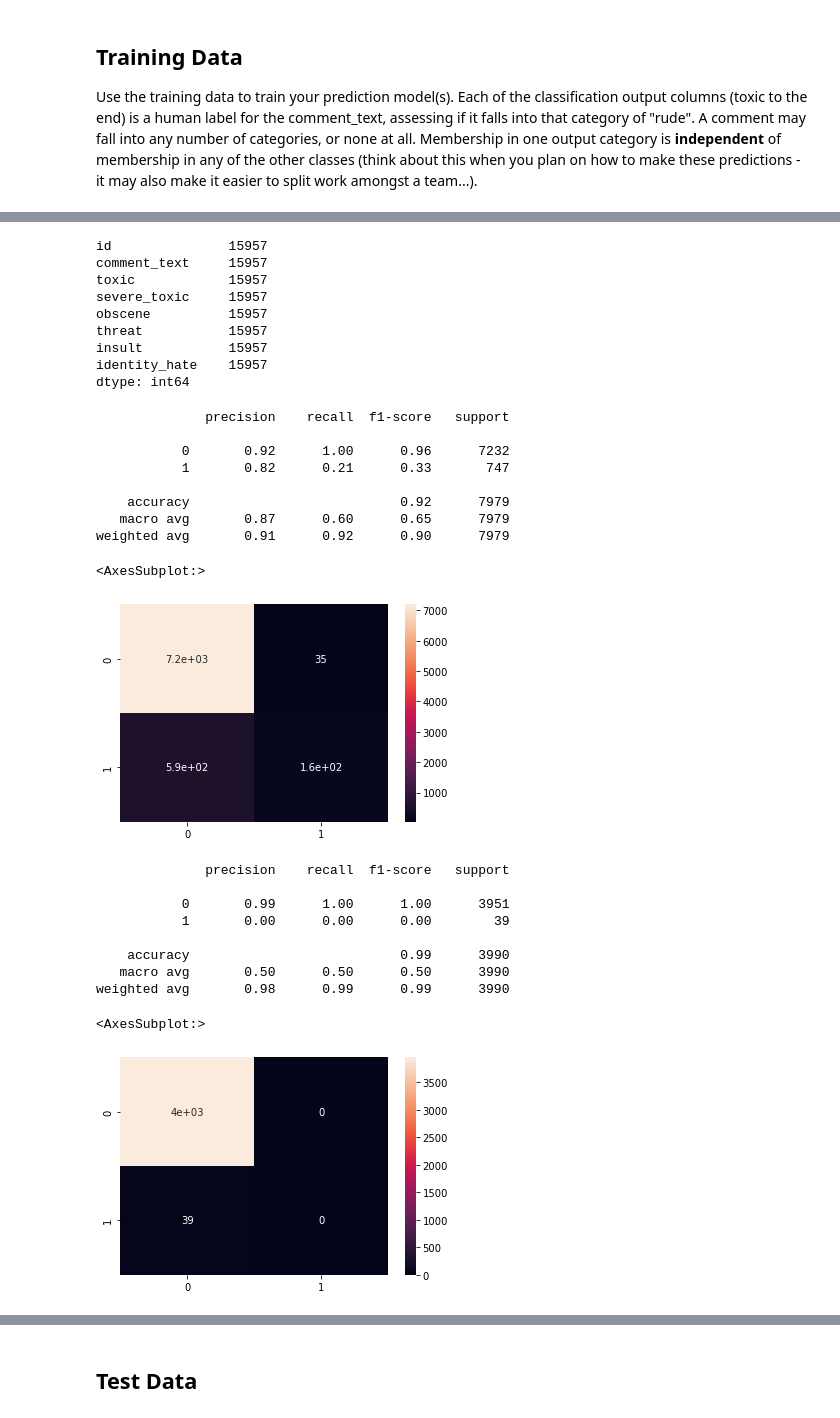
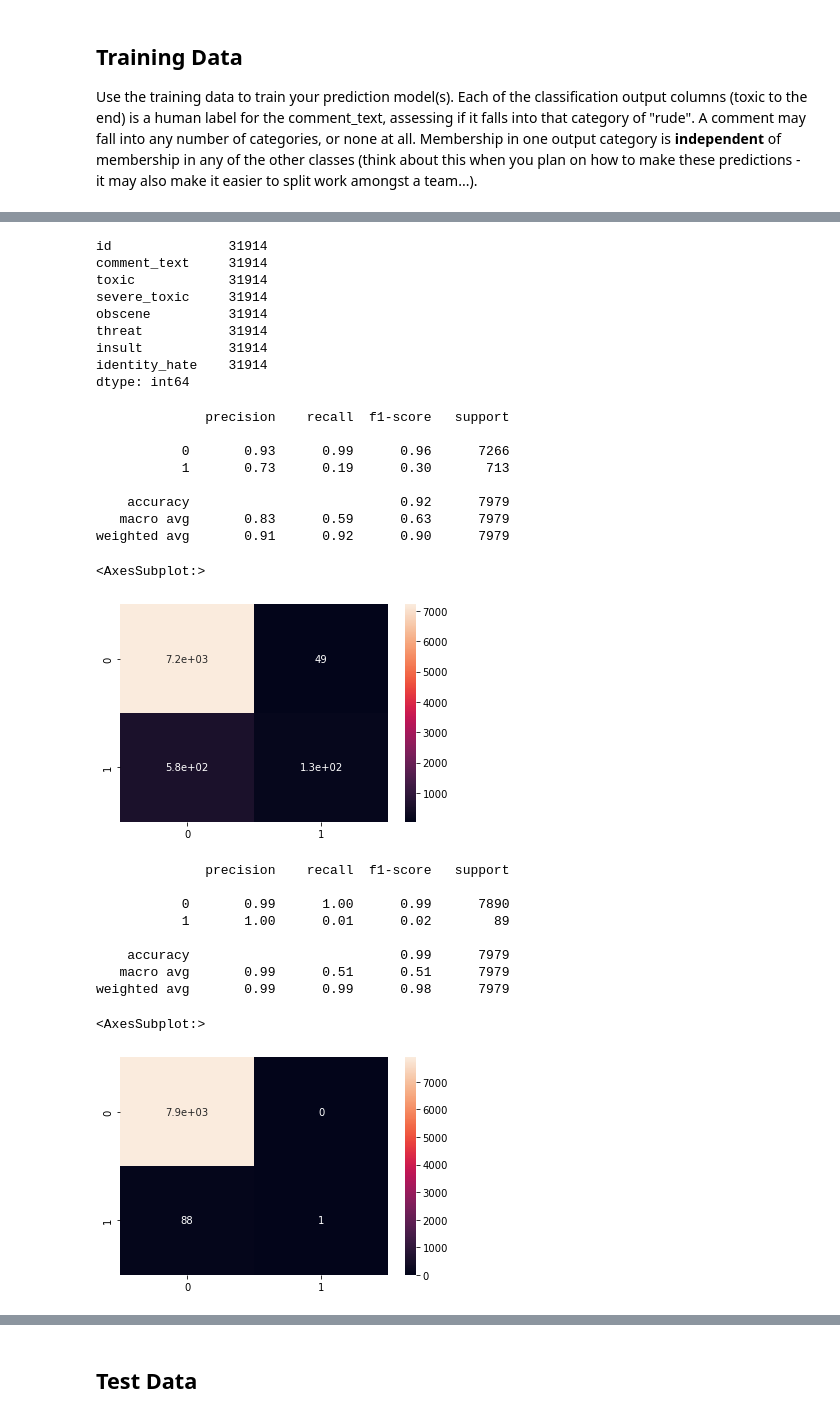
Before and after one commit to guochuanyong/ItML_Project_1_Students, a Jupyter notebook: proj_1_start.ipynb, the cells around one changed output, grey strips where cells are left out. Saved outputs shown, nothing was run; the diff lists cells and outputs as text; code cells hidden in the pictures.

```diff
--- a/proj_1_start.ipynb
+++ b/proj_1_start.ipynb
@@ -30,17 +30,17 @@ train_df.tail()
 | 159569 | fff125370e4aaaf3 | And it looks like it was actually... | 0 | 0 | 0 | 0 | 0 | 0 |
 | 159570 | fff46fc426af1f9a | "\nAnd ... I really don't think y... | 0 | 0 | 0 | 0 | 0 | 0 |
 # %%
-df_sample = train_df.sample(frac=0.1)
+df_sample = train_df.sample(frac=0.2)
 df_sample.count()
 # %% [output]
-id               15957
-comment_text     15957
-toxic            15957
-severe_toxic     15957
-obscene          15957
-threat           15957
-insult           15957
-identity_hate    15957
+id               31914
+comment_text     31914
+toxic            31914
+severe_toxic     31914
+obscene          31914
+threat           31914
+insult           31914
+identity_hate    31914
 dtype: int64
 # %%
 import numpy as np
@@ -78,54 +78,54 @@ pipe1 = Pipeline([
 params = ["vec_cv"]
 
 pipe1.fit(X_train, y_train.ravel())
-preds = pipe1.predict(X_test)
+pred1 = pipe1.predict(X_test)
 
-print(classification_report(y_test, preds))
-sns.heatmap(confusion_matrix(y_test, preds), annot=True)
+print(classification_report(y_test, pred1))
+sns.heatmap(confusion_matrix(y_test, pred1), annot=True)
 # %% [output]
               precision    recall  f1-score   support
 
-           0       0.92      1.00      0.96      7232
-           1       0.82      0.21      0.33       747
+           0       0.93      0.99      0.96      7266
+           1       0.73      0.19      0.30       713
 
     accuracy                           0.92      7979
-   macro avg       0.87      0.60      0.65      7979
+   macro avg       0.83      0.59      0.63      7979
 weighted avg       0.91      0.92      0.90      7979
 <AxesSubplot:>
 [figure]
 # %%
 model_svc = SVC()
 
 vec_tf = TfidfVectorizer(max_features=150)
 
 y = df_sample["severe_toxic"]
 X = df_sample["comment_text"]
 
 X_train, X_test, y_train, y_test = train_test_split(X, y)
 
-pipe1 = Pipeline([
+pipe2 = Pipeline([
                     ("vect", vec_tf),
                     ("model", model_svc)
 ])
 
 params = ["vec_cv"]
 
-pipe1.fit(X_train, y_train.ravel())
-preds = pipe1.predict(X_test)
+pipe2.fit(X_train, y_train.ravel())
+pred2 = pipe2.predict(X_test)
 
-print(classification_report(y_test, preds))
-sns.heatmap(confusion_matrix(y_test, preds), annot=True)
+print(classification_report(y_test, pred2))
+sns.heatmap(confusion_matrix(y_test, pred2), annot=True)
 # %% [output]
               precision    recall  f1-score   support
 
-           0       0.99      1.00      1.00      3951
-           1       0.00      0.00      0.00        39
+           0       0.99      1.00      0.99      7890
+           1       1.00      0.01      0.02        89
 
-    accuracy                           0.99      3990
-   macro avg       0.50      0.50      0.50      3990
-weighted avg       0.98      0.99      0.99      3990
+    accuracy                           0.99      7979
+   macro avg       0.99      0.51      0.51      7979
+weighted avg       0.99      0.99      0.98      7979
 <AxesSubplot:>
-[figure, old version]
+[figure, new version]
 # %%
 model_svc = SVC()
 
```
Also changed, not shown: parts of 7 cells of this notebook, 1 other file.
